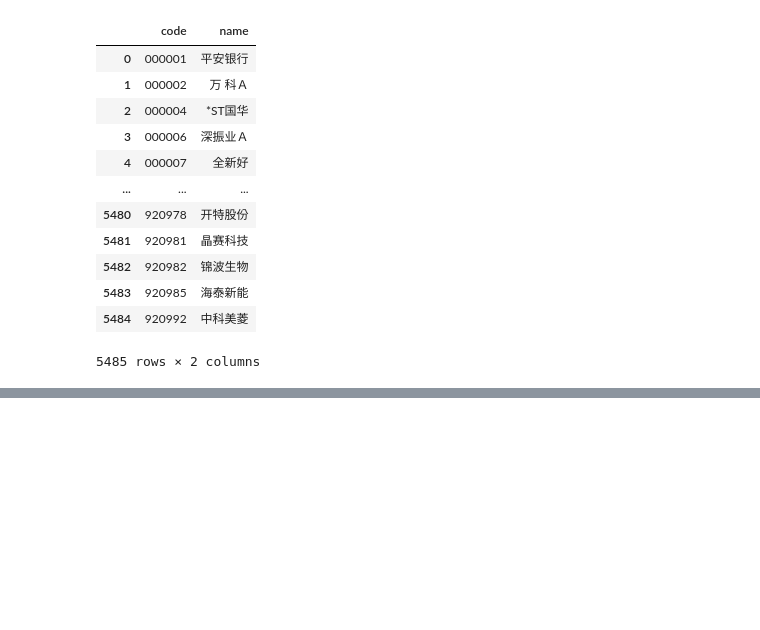
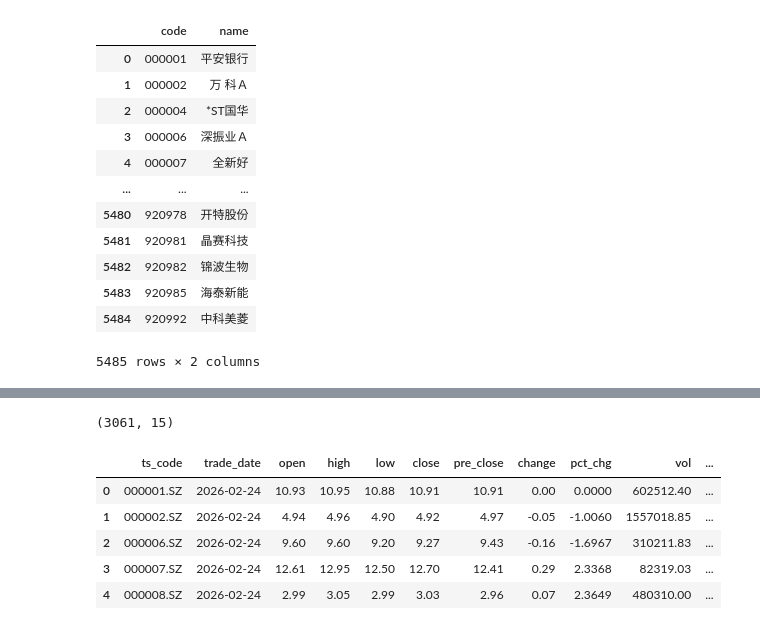
Before and after one commit to yuexiliu/stock_analysis, a Jupyter notebook: main.ipynb, the cells around one changed output, grey strips where cells are left out. Drawn from its saved outputs; the diff is of its cells as text; code cells hidden in the pictures; blank space fills up the shorter version.

```diff
--- a/main.ipynb
+++ b/main.ipynb
@@ -41,3 +42,7 @@ no_ST = filter_main_board_no_st(main_board)
 stock_name.to_csv("data/all_stock_name.csv", index=False, encoding="utf-8-sig")
 main_board.to_csv("data/main_board.csv", index=False, encoding="utf-8-sig")
 no_ST.to_csv("data/no_ST_main_board.csv", index=False, encoding="utf-8-sig")
+# %%
+import tushare as ts
+ts_name = ts_code(no_ST)
+ts_name.to_csv("data/with_ts_code.csv", index=False, encoding="utf-8-sig")
@@ -43,0 +65,15 @@ no_ST.to_csv("data/no_ST_main_board.csv", index=False, encoding="utf-8-sig")
+# %%
+from pathlib import Path
+
+import pandas as pd
+import tushare as ts
+from tqdm.auto import tqdm
+
+ts.set_token("5b9d1667c883b96aeeb92f7f19108e95dd8b5e0dd0e33aedc6d17a68")
+pro = ts.pro_api()
+
+BY_DATE_DIR = Path("data/by_date")
+BY_STOCK_DIR = Path("data/by_stock")
+
+BY_DATE_DIR.mkdir(parents=True, exist_ok=True)
+BY_STOCK_DIR.mkdir(parents=True, exist_ok=True)
@@ -43,0 +155,12 @@ no_ST.to_csv("data/no_ST_main_board.csv", index=False, encoding="utf-8-sig")
+# %%
+today_df = run_daily_update_fast(ts_name, trade_date="20260224")
+print(today_df.shape)
+display(today_df.head())
+# %% [output]
+(3061, 15)
+|  | ts_code | trade_date | open | high | low | close | pre_close | change | pct_chg | vol | ... |
+| 0 | 000001.SZ | 2026-02-24 | 10.93 | 10.95 | 10.88 | 10.91 | 10.91 | 0.00 | 0.0000 | 602512.40 | ... |
+| 1 | 000002.SZ | 2026-02-24 | 4.94 | 4.96 | 4.90 | 4.92 | 4.97 | -0.05 | -1.0060 | 1557018.85 | ... |
+| 2 | 000006.SZ | 2026-02-24 | 9.60 | 9.60 | 9.20 | 9.27 | 9.43 | -0.16 | -1.6967 | 310211.83 | ... |
+| 3 | 000007.SZ | 2026-02-24 | 12.61 | 12.95 | 12.50 | 12.70 | 12.41 | 0.29 | 2.3368 | 82319.03 | ... |
+| 4 | 000008.SZ | 2026-02-24 | 2.99 | 3.05 | 2.99 | 3.03 | 2.96 | 0.07 | 2.3649 | 480310.00 | ... |
```
Also changed, not shown: parts of 10 cells of this notebook, 3 other files.
